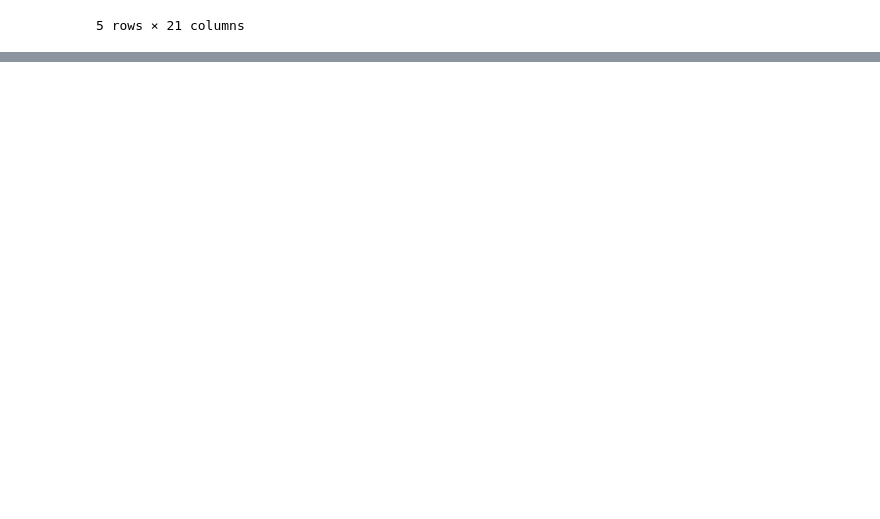
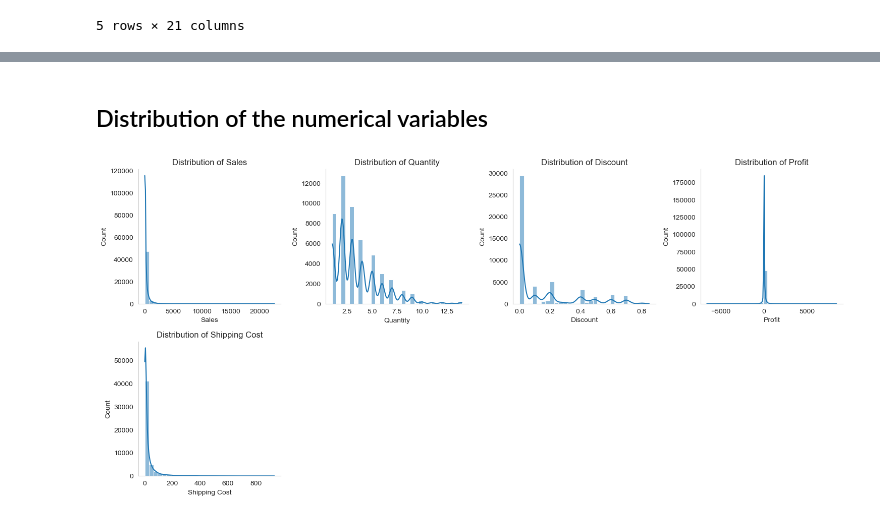
Before and after one commit to albertevieites/superstore, a Jupyter notebook: notebooks/02_eda.ipynb, the cells around one changed output, grey strips where cells are left out. Cells and saved outputs as stored; diff of their text form; code cells hidden in the pictures; blank space fills up the shorter version.

```diff
--- a/notebooks/02_eda.ipynb
+++ b/notebooks/02_eda.ipynb
@@ -37,0 +75,6 @@ memory usage: 8.2+ MB
+# %%
+# Change Profit value type to float16
+df['Profit'] = df['Profit'].astype('float64')
+# %%
+# Change Shipping Cost value type to float16
+df['Shipping Cost'] = df['Shipping Cost'].astype('float64')
@@ -37,0 +103,2 @@ memory usage: 8.2+ MB
+# %%
+df_numeric = df[['Sales', 'Quantity', 'Discount', 'Profit', 'Shipping Cost']]
@@ -37,0 +115,13 @@ memory usage: 8.2+ MB
+# %%
+# Correlation Plot
+f, ax = plt.subplots(figsize=(7, 7))
+cmap = sns.diverging_palette(230, 20, as_cmap=True)
+mask = np.triu(np.ones_like(correlation_matrix, dtype=bool))
+
+sns.heatmap(correlation_matrix, mask=mask, cmap=cmap, vmax=1, vmin=-1, center=0,
+            square=True, linewidths=.5, cbar_kws={"shrink": .5})
+
+ax.set_yticklabels(ax.get_yticklabels(), rotation=0)
+ax.set_xticklabels(ax.get_xticklabels(), rotation=45, horizontalalignment='right')
+plt.grid(False)
+plt.show()
@@ -37,0 +130,19 @@ memory usage: 8.2+ MB
+# %% [markdown]
+## Distribution of the numerical variables
+# %%
+## Histograms of numeric variables
+# Visualize the distribution of the data for each feature
+plt.figure(figsize=(15, 10))
+
+# Plotting the distribution of each column
+for i, column in enumerate(df_numeric.columns, 1):
+    plt.subplot(3, 4, i)
+    sns.histplot(df_numeric[column], bins=30, kde=True)
+    plt.title(f"Distribution of {column}")
+    plt.tight_layout()
+    plt.grid(False)
+    sns.despine()
+
+plt.show()
+# %% [output]
+[figure, added]
```
Also changed, not shown: parts of 12 cells of this notebook, 1 other file.
